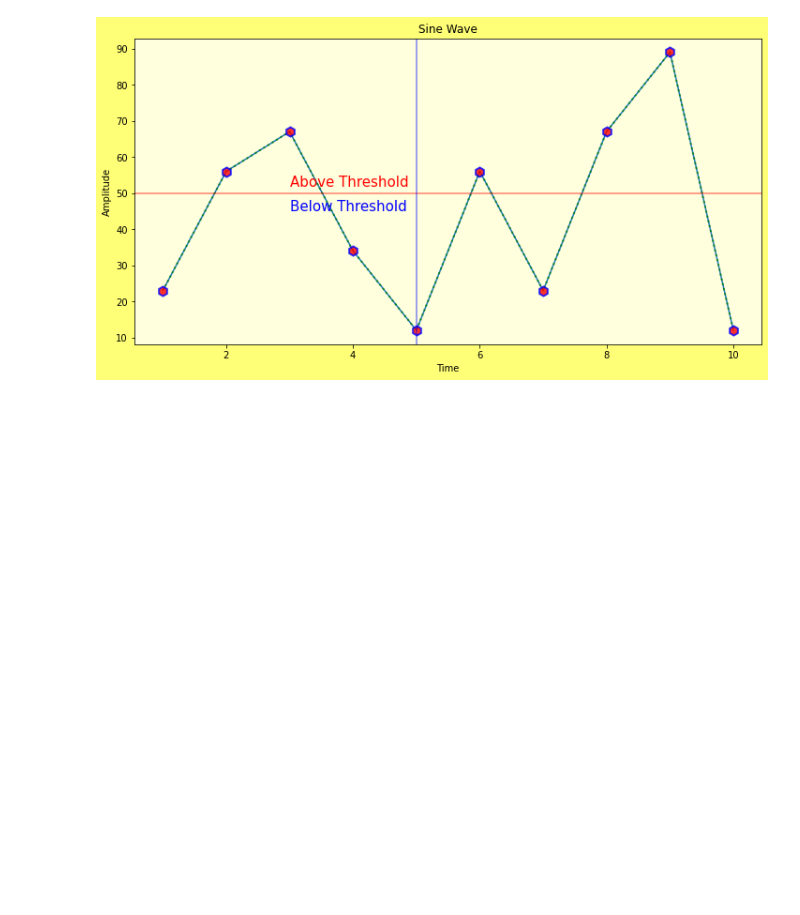
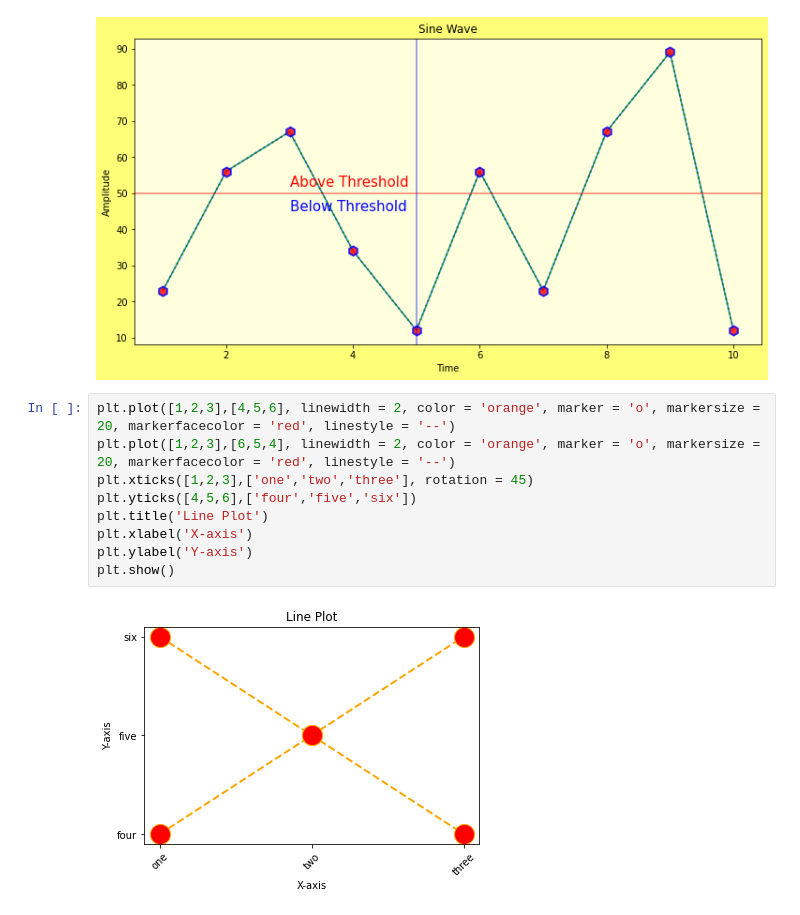
Before and after one commit to digipodium/2024-Jul-pydsda-1100-MTWFSS, a Jupyter notebook: matplotlib.ipynb, the cells around one changed output. Cells and saved outputs as stored; diff of their text form; blank space fills up the shorter version.

```diff
--- a/matplotlib.ipynb
+++ b/matplotlib.ipynb
@@ -33,3 +33,14 @@ ax.text(3,45,'Below Threshold',color='blue',fontsize=15)
 # %% [output]
 Text(3, 45, 'Below Threshold')
 [figure]
+# %%
+plt.plot([1,2,3],[4,5,6], linewidth = 2, color = 'orange', marker = 'o', markersize = 20, markerfacecolor = 'red', linestyle = '--')
+plt.plot([1,2,3],[6,5,4], linewidth = 2, color = 'orange', marker = 'o', markersize = 20, markerfacecolor = 'red', linestyle = '--')
+plt.xticks([1,2,3],['one','two','three'], rotation = 45)
+plt.yticks([4,5,6],['four','five','six'])
+plt.title('Line Plot')
+plt.xlabel('X-axis')
+plt.ylabel('Y-axis')
+plt.show()
+# %% [output]
+[figure, added]
```
